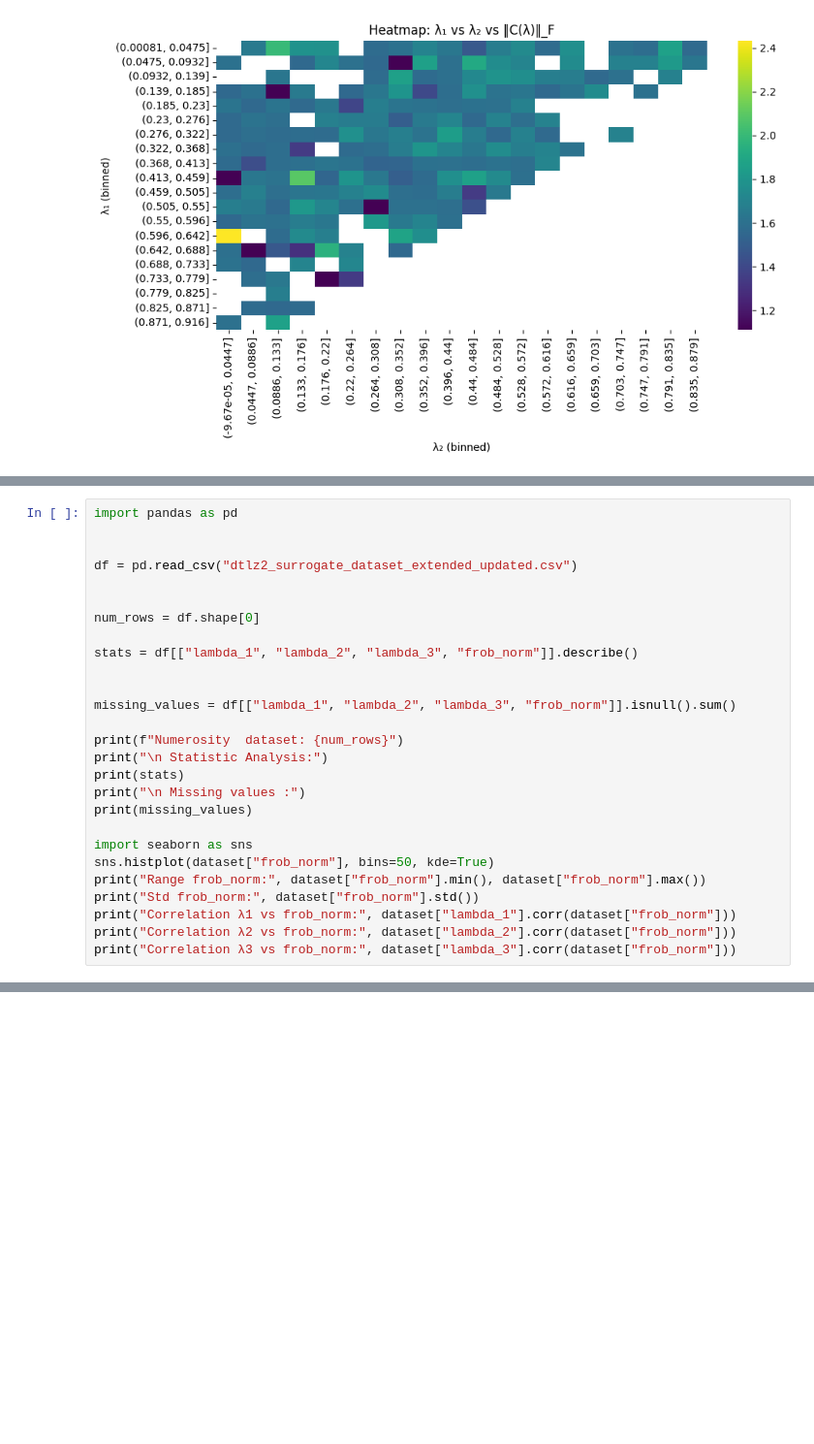
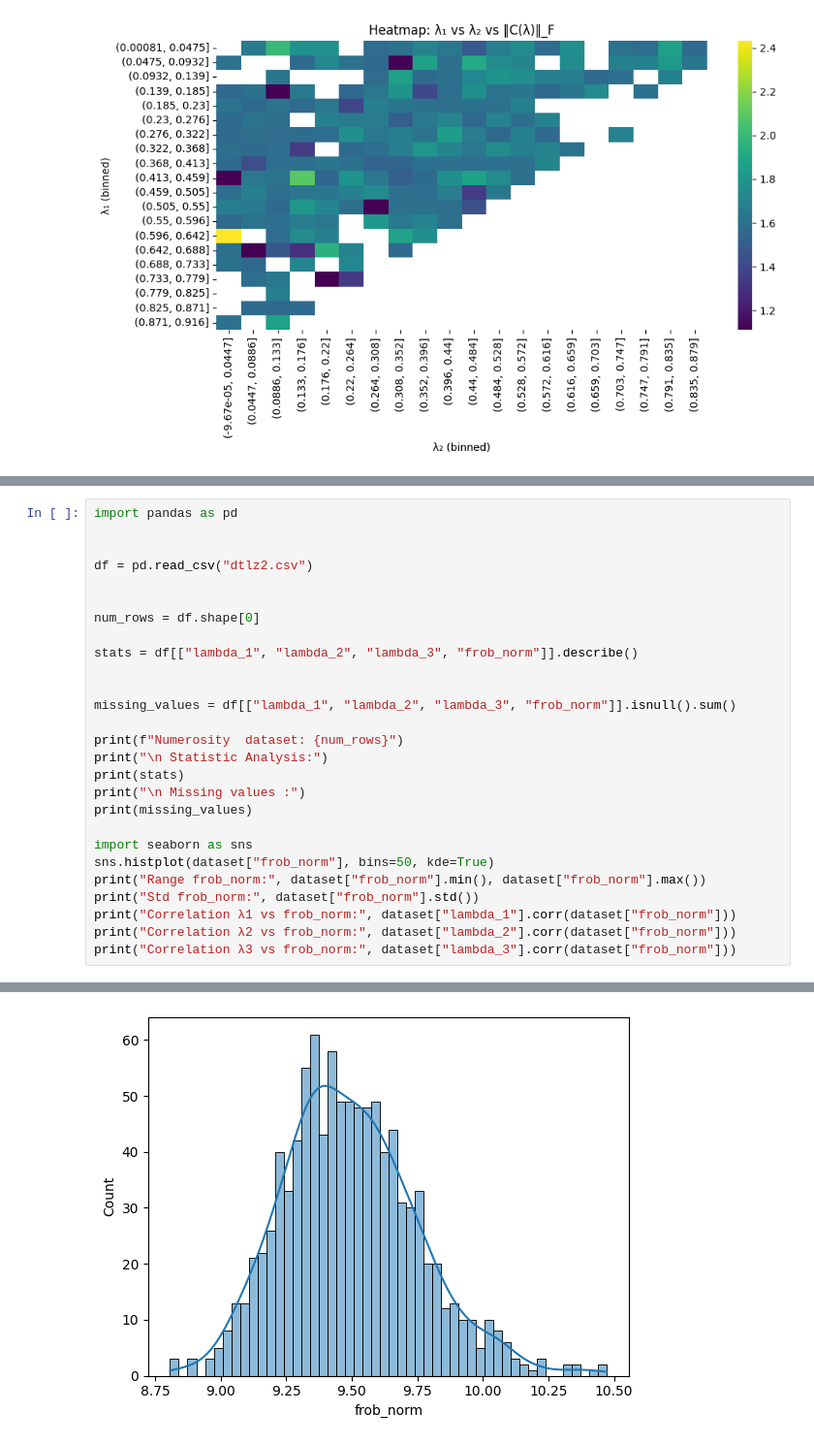
Before and after one commit to horvathcso/Adaptive-Covariance-Estimation-in-Convex-Multi-Objective-Optimization, a Jupyter notebook: dataset.ipynb, the cells around one changed output, grey strips where cells are left out. Shown at 97% size. Drawn from its saved outputs; the diff is of its cells as text; blank space fills up the shorter version.

```diff
--- a/dataset.ipynb
+++ b/dataset.ipynb
@@ -337,7 +527,7 @@ plt.show()
 import pandas as pd
 
 
-df = pd.read_csv("dtlz2_surrogate_dataset_extended_updated.csv")
+df = pd.read_csv("dtlz2.csv")
 
 
 num_rows = df.shape[0]
@@ -382,0 +571 @@ dtype: int64
+[figure, added]
```
Also changed, not shown: parts of 8 cells of this notebook, 19 other files.
